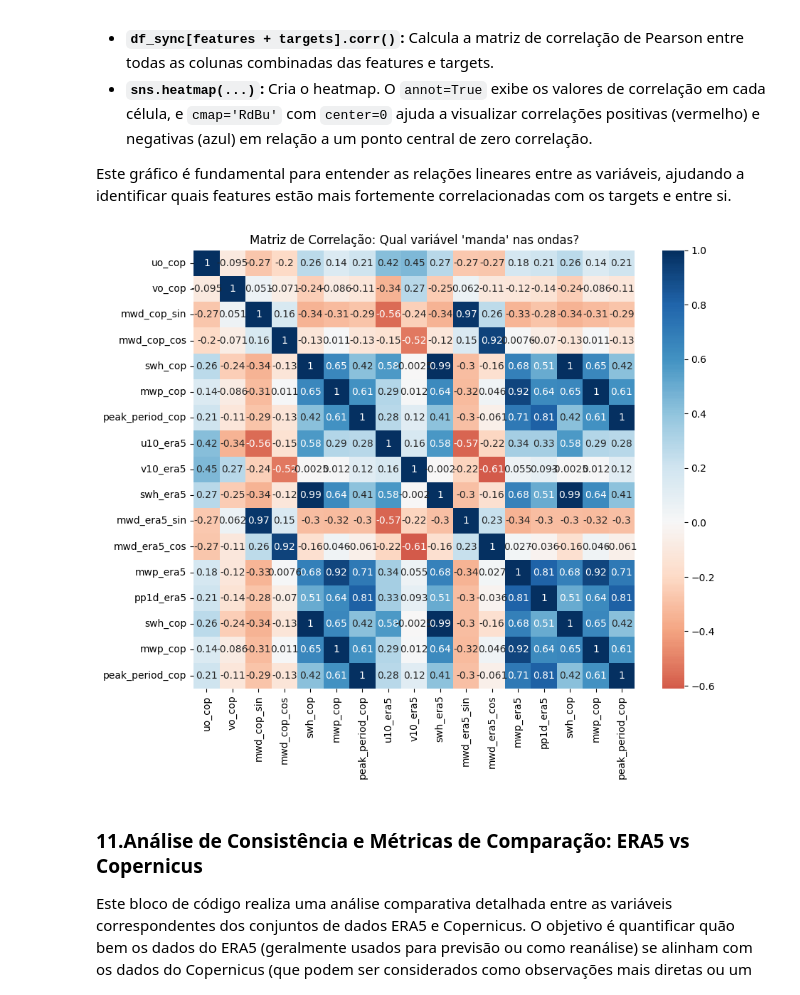
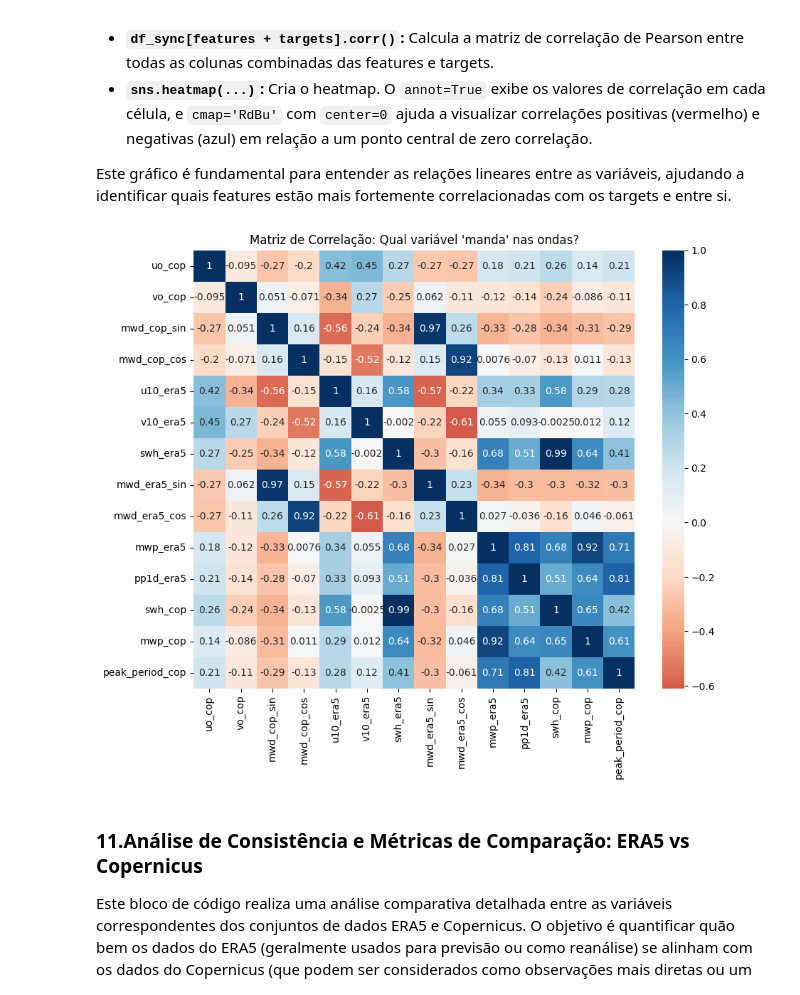
Before and after one commit to margaridanferreira/LAB, a Jupyter notebook: Project/ERA5.ipynb, the cells around one changed output. Drawn from its saved outputs; the diff is of its cells as text; code cells hidden in the pictures.

```diff
--- a/Project/ERA5.ipynb
+++ b/Project/ERA5.ipynb
@@ -262,12 +258,20 @@ Este bloco de código gera um mapa de calor (heatmap) para visualizar a matriz d
 
 Este gráfico é fundamental para entender as relações lineares entre as variáveis, ajudando a identificar quais features estão mais fortemente correlacionadas com os targets e entre si.
 # %%
+# Matriz de correlação (usa df_sync e apenas colunas existentes)
+if 'df_sync' not in globals():
+    raise NameError("df_sync não existe. Executa a célula de preparação (Cell 12) primeiro.")
+
+cols = [c for c in (features + targets) if c in df_sync.columns]
+if not cols:
+    raise ValueError("Não há colunas válidas para correlação. Verifica a célula de preparação.")
+
 plt.figure(figsize=(10, 8))
-sns.heatmap(df_sync[features + targets].corr(), annot=True, cmap='RdBu', center=0)
+sns.heatmap(df_sync[cols].corr(), annot=True, cmap='RdBu', center=0)
 plt.title("Matriz de Correlação: Qual variável 'manda' nas ondas?")
 plt.show()
 # %% [output]
-[figure, old version]
+[figure, new version]
 # %% [markdown]
 ### **11.Análise de Consistência e Métricas de Comparação: ERA5 vs Copernicus**
 
```
Also changed, not shown: parts of 19 cells of this notebook.
